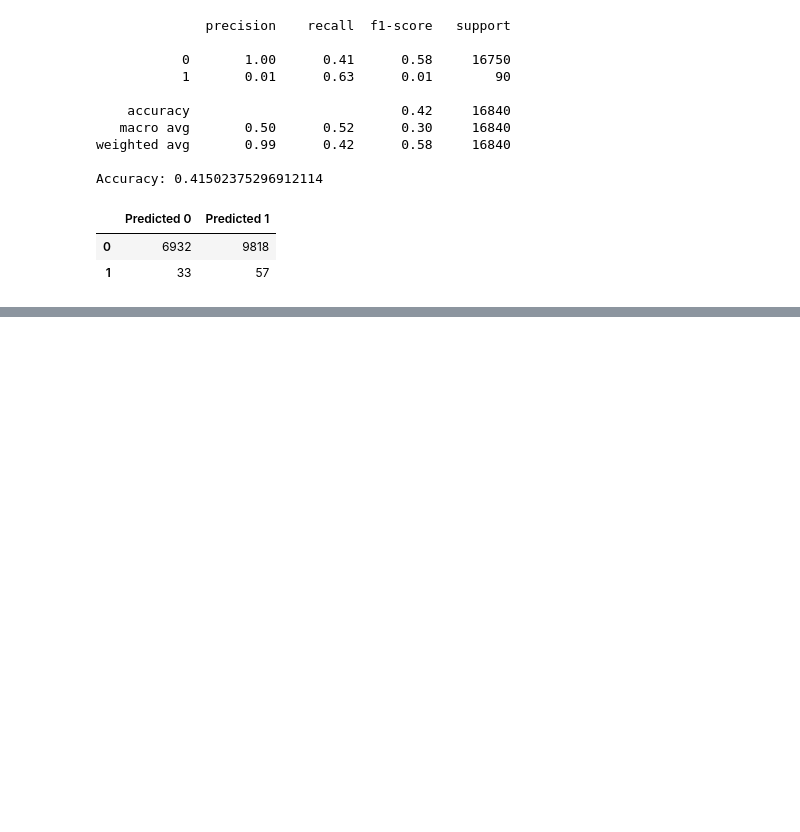
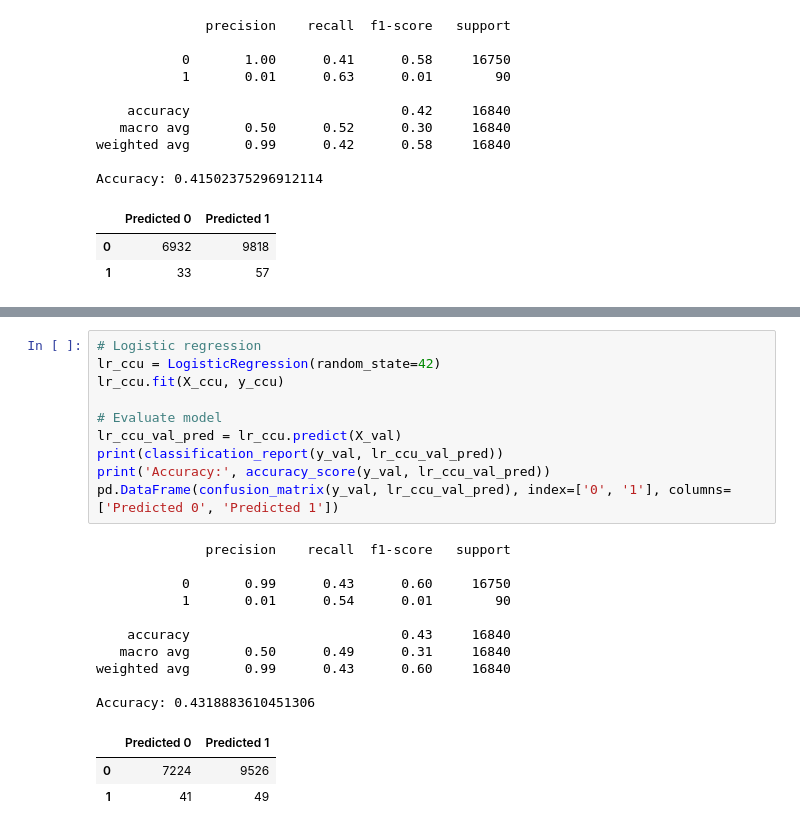
Before and after one commit to tri-bui/sandbox-ml, a Jupyter notebook: lt-credit-risk/credit_risk.ipynb, the cells around one changed output, grey strips where cells are left out. Drawn from its saved outputs; the diff is of its cells as text; blank space fills up the shorter version.

```diff
--- a/lt-credit-risk/credit_risk.ipynb
+++ b/lt-credit-risk/credit_risk.ipynb
@@ -448,0 +456,24 @@ Accuracy: 0.41502375296912114
+# %%
+# Logistic regression
+lr_ccu = LogisticRegression(random_state=42)
+lr_ccu.fit(X_ccu, y_ccu)
+
+# Evaluate model
+lr_ccu_val_pred = lr_ccu.predict(X_val)
+print(classification_report(y_val, lr_ccu_val_pred))
+print('Accuracy:', accuracy_score(y_val, lr_ccu_val_pred))
+pd.DataFrame(confusion_matrix(y_val, lr_ccu_val_pred), index=['0', '1'], columns=['Predicted 0', 'Predicted 1'])
+# %% [output]
+              precision    recall  f1-score   support
+
+           0       0.99      0.43      0.60     16750
+           1       0.01      0.54      0.01        90
+
+    accuracy                           0.43     16840
+   macro avg       0.50      0.49      0.31     16840
+weighted avg       0.99      0.43      0.60     16840
+
+Accuracy: 0.4318883610451306
+|  | Predicted 0 | Predicted 1 |
+| 0 | 7224 | 9526 |
+| 1 | 41 | 49 |
```
Also changed, not shown: parts of 11 cells of this notebook.
